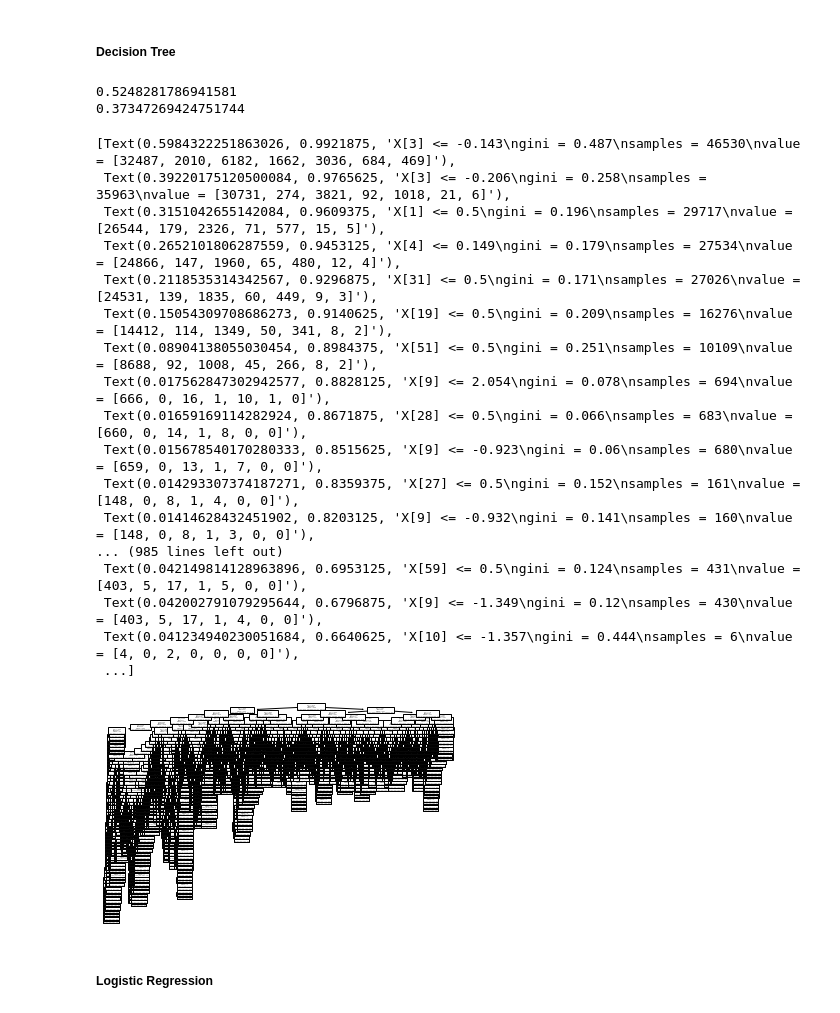
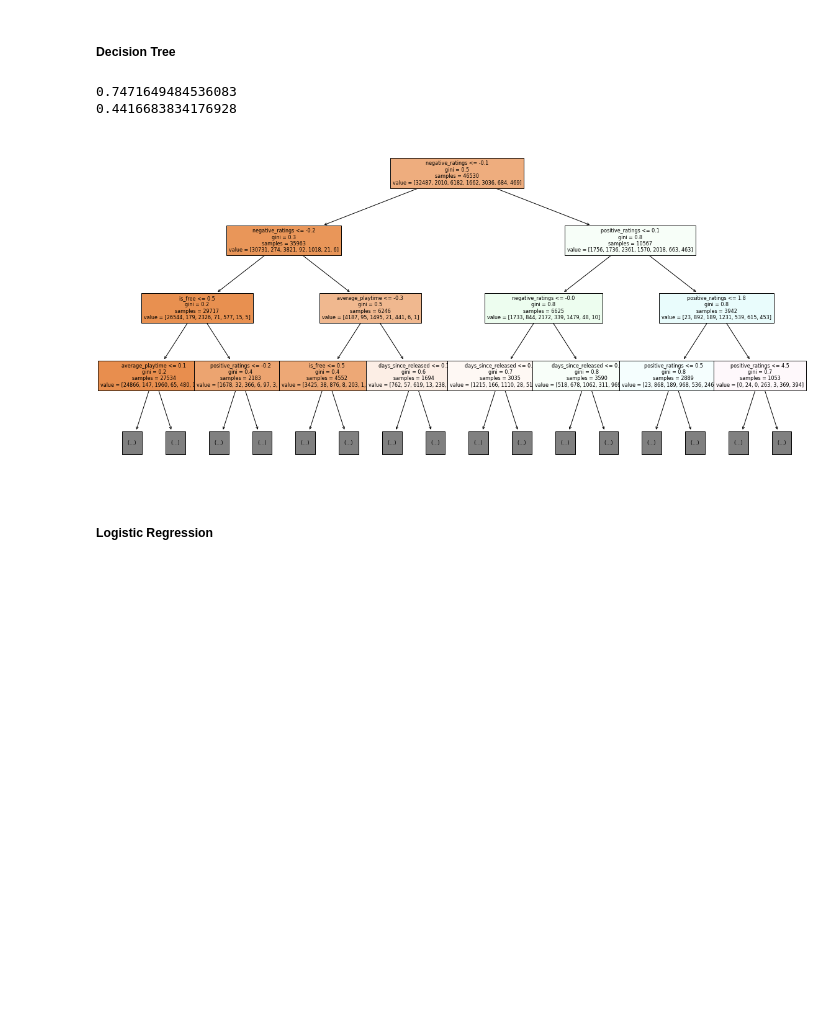
Before and after one commit to kYuXian/is4242-project, a Jupyter notebook: Project Code/Modelling.ipynb, the cells around one changed output. Drawn from its saved outputs; the diff is of its cells as text; code cells hidden in the pictures; blank space fills up the shorter version.

Commit message:
Update tree plot

```diff
--- a/Project Code/Modelling.ipynb
+++ b/Project Code/Modelling.ipynb
@@ -365,35 +365,21 @@ X_test = X_test.rename(columns = lambda x:re.sub('[^A-Za-z0-9_]+', '', x))
 # %%
 from sklearn.tree import DecisionTreeClassifier
 from sklearn.tree import plot_tree
-tree_clf = DecisionTreeClassifier()
+tree_clf = DecisionTreeClassifier(max_depth = 4)
 tree_clf.fit(X_train, Y_train)
 Y_pred = tree_clf.predict(X_test)
 print(accuracy_score(Y_test, Y_pred))
 print(f1_score(Y_test, Y_pred, average = 'macro'))
 # %% [output]
-0.5248281786941581
-0.37347269424751744
+0.7471649484536083
+0.4416683834176928
-# %%
-plot_tree(tree_clf)
-# %% [output]
-[Text(0.5984322251863026, 0.9921875, 'X[3] <= -0.143\ngini = 0.487\nsamples = 46530\nvalue = [32487, 2010, 6182, 1662, 3036, 684, 469]'),
- Text(0.39220175120500084, 0.9765625, 'X[3] <= -0.206\ngini = 0.258\nsamples = 35963\nvalue = [30731, 274, 3821, 92, 1018, 21, 6]'),
- Text(0.3151042655142084, 0.9609375, 'X[1] <= 0.5\ngini = 0.196\nsamples = 29717\nvalue = [26544, 179, 2326, 71, 577, 15, 5]'),
- Text(0.2652101806287559, 0.9453125, 'X[4] <= 0.149\ngini = 0.179\nsamples = 27534\nvalue = [24866, 147, 1960, 65, 480, 12, 4]'),
- Text(0.2118535314342567, 0.9296875, 'X[31] <= 0.5\ngini = 0.171\nsamples = 27026\nvalue = [24531, 139, 1835, 60, 449, 9, 3]'),
- Text(0.15054309708686273, 0.9140625, 'X[19] <= 0.5\ngini = 0.209\nsamples = 16276\nvalue = [14412, 114, 1349, 50, 341, 8, 2]'),
- Text(0.08904138055030454, 0.8984375, 'X[51] <= 0.5\ngini = 0.251\nsamples = 10109\nvalue = [8688, 92, 1008, 45, 266, 8, 2]'),
- Text(0.017562847302942577, 0.8828125, 'X[9] <= 2.054\ngini = 0.078\nsamples = 694\nvalue = [666, 0, 16, 1, 10, 1, 0]'),
- Text(0.01659169114282924, 0.8671875, 'X[28] <= 0.5\ngini = 0.066\nsamples = 683\nvalue = [660, 0, 14, 1, 8, 0, 0]'),
- Text(0.015678540170280333, 0.8515625, 'X[9] <= -0.923\ngini = 0.06\nsamples = 680\nvalue = [659, 0, 13, 1, 7, 0, 0]'),
- Text(0.014293307374187271, 0.8359375, 'X[27] <= 0.5\ngini = 0.152\nsamples = 161\nvalue = [148, 0, 8, 1, 4, 0, 0]'),
- Text(0.01414628432451902, 0.8203125, 'X[9] <= -0.932\ngini = 0.141\nsamples = 160\nvalue = [148, 0, 8, 1, 3, 0, 0]'),
-... (985 lines left out)
- Text(0.042149814128963896, 0.6953125, 'X[59] <= 0.5\ngini = 0.124\nsamples = 431\nvalue = [403, 5, 17, 1, 5, 0, 0]'),
- Text(0.042002791079295644, 0.6796875, 'X[9] <= -1.349\ngini = 0.12\nsamples = 430\nvalue = [403, 5, 17, 1, 4, 0, 0]'),
- Text(0.041234940230051684, 0.6640625, 'X[10] <= -1.357\ngini = 0.444\nsamples = 6\nvalue = [4, 0, 2, 0, 0, 0, 0]'),
- ...]
-[figure, removed]
+# %%
+import matplotlib.pyplot as plt
+plt.figure(figsize=(20,10))  # set plot size (denoted in inches)
+plot_tree(tree_clf, fontsize = 8, max_depth = 3, feature_names = tree_clf.feature_names_in_, filled = True, precision = 1)
+plt.show()
+# %% [output]
+[figure, added]
 # %% [markdown]
 ##### Logistic Regression
 # %%
```
Also changed, not shown: parts of 6 cells of this notebook.
